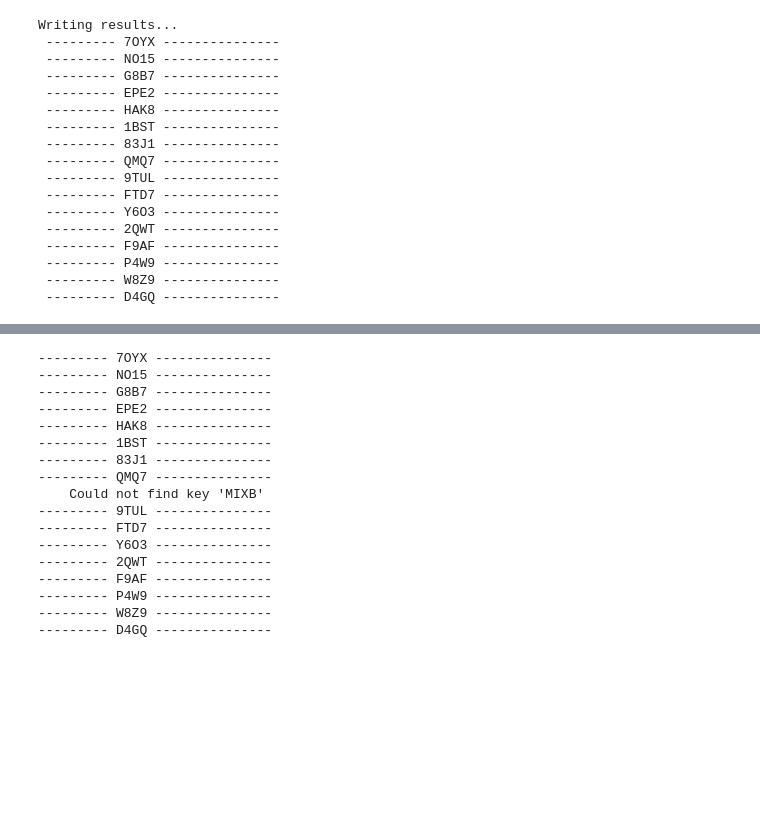
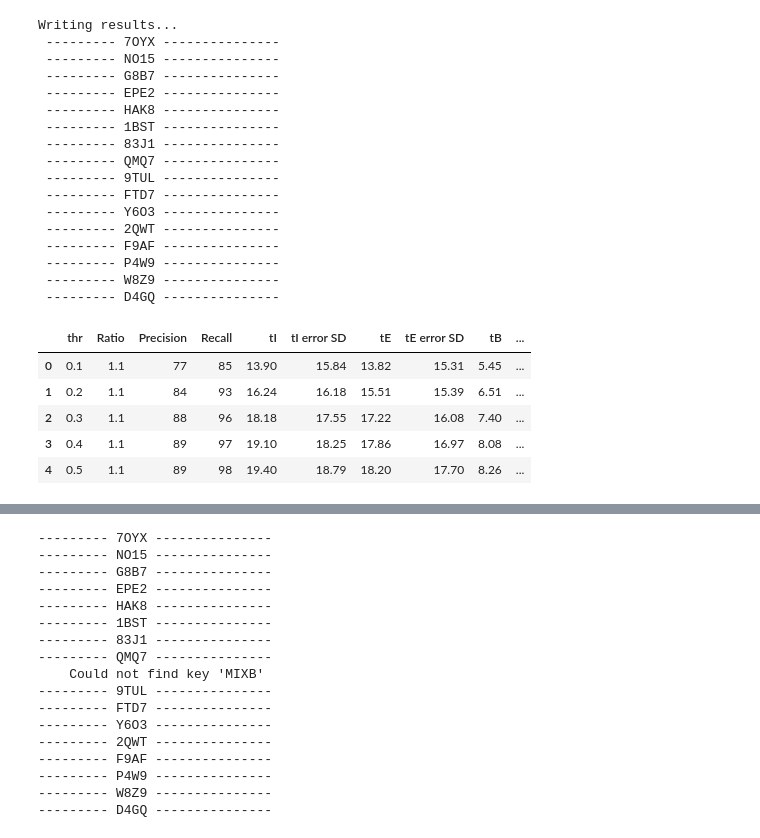
Before and after one commit to anascacais/analysis-RESP-data, a Jupyter notebook: overview_analysis.ipynb, the cells around one changed output, grey strips where cells are left out. Saved outputs shown, nothing was run; the diff lists cells and outputs as text; code cells hidden in the pictures; blank space fills up the shorter version.

```diff
--- a/overview_analysis.ipynb
+++ b/overview_analysis.ipynb
@@ -53,3 +55,24 @@ Writing results...
  --------- P4W9 ---------------
  --------- W8Z9 ---------------
  --------- D4GQ ---------------
+# %%
+thrs_comparison = pd.DataFrame({
+    "thr": [0.1, 0.2, 0.3, 0.4, 0.5],
+    "Ratio": [1.1, 1.1, 1.1, 1.1, 1.1],
+    "Precision": [77, 84, 88, 89, 89],
+    "Recall": [85, 93, 96, 97, 98],
+    "tI": [13.9, 16.24, 18.18, 19.1, 19.4],
+    "tI error SD": [15.84, 16.18, 17.55, 18.25, 18.79],
+    "tE": [13.82, 15.51, 17.22, 17.86, 18.20],
+    "tE error SD": [15.31, 15.39, 16.08, 16.97, 17.70],
+    "tB": [5.45, 6.51, 7.40, 8.08, 8.26],
+    "tB error SD": [7.07, 7.79, 8.82, 9.75, 10.13]
+})
+thrs_comparison
+# %% [output]
+|  | thr | Ratio | Precision | Recall | tI | tI error SD | tE | tE error SD | tB | ... |
+| 0 | 0.1 | 1.1 | 77 | 85 | 13.90 | 15.84 | 13.82 | 15.31 | 5.45 | ... |
+| 1 | 0.2 | 1.1 | 84 | 93 | 16.24 | 16.18 | 15.51 | 15.39 | 6.51 | ... |
+| 2 | 0.3 | 1.1 | 88 | 96 | 18.18 | 17.55 | 17.22 | 16.08 | 7.40 | ... |
+| 3 | 0.4 | 1.1 | 89 | 97 | 19.10 | 18.25 | 17.86 | 16.97 | 8.08 | ... |
+| 4 | 0.5 | 1.1 | 89 | 98 | 19.40 | 18.79 | 18.20 | 17.70 | 8.26 | ... |
```
Also changed, not shown: parts of 4 cells of this notebook, 17 other files.
